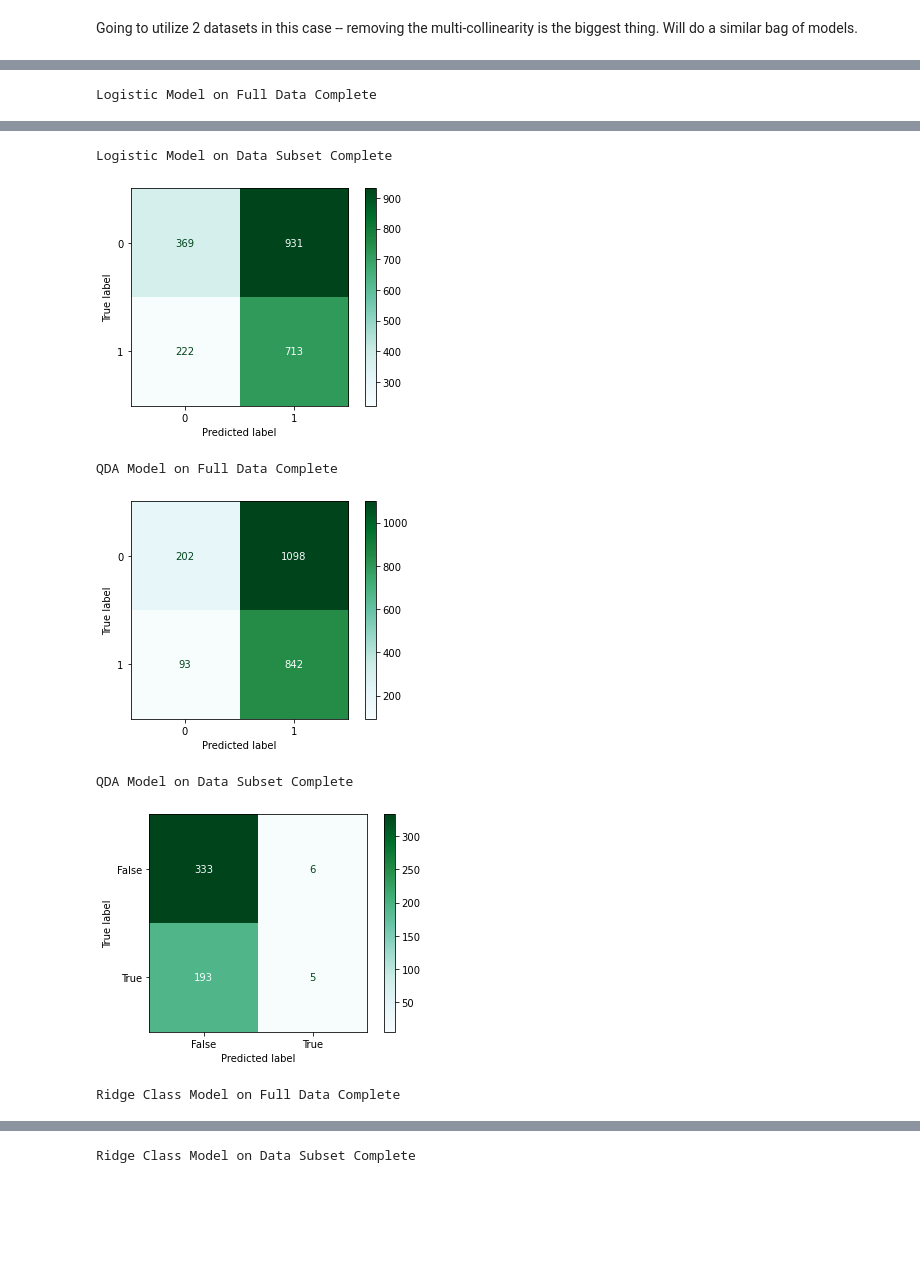
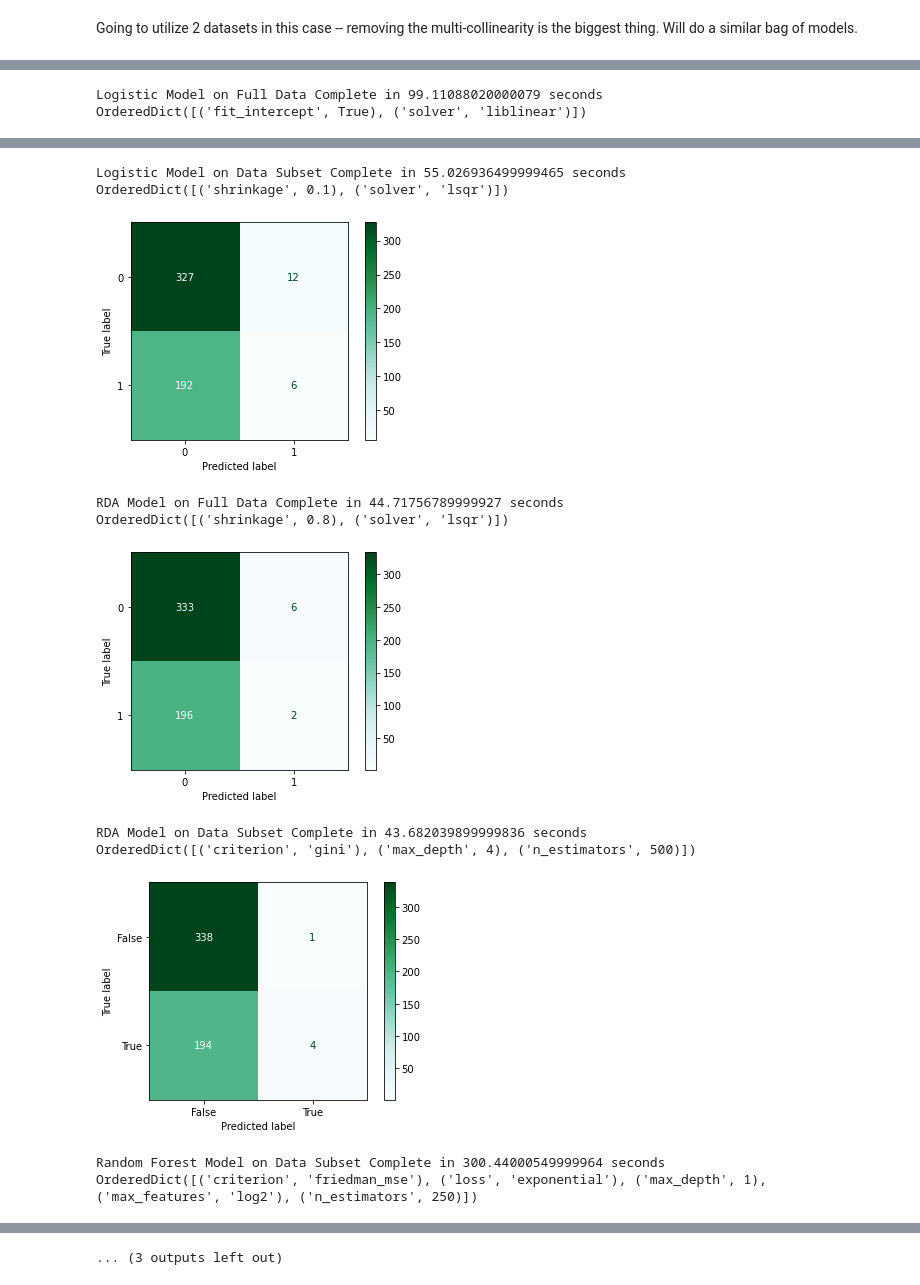
Before and after one commit to WEBEM5369/DS785-Capstone, a Jupyter notebook: RQ 1 - Weather Effects On Delivery Date.ipynb, the cells around one changed output, grey strips where cells are left out. Cells and saved outputs as stored; diff of their text form; code cells hidden in the pictures; blank space fills up the shorter version.

```diff
--- a/RQ 1 - Weather Effects On Delivery Date.ipynb
+++ b/RQ 1 - Weather Effects On Delivery Date.ipynb
@@ -800,14 +846,36 @@ QDA Model on Data Subset Complete
 # %%
+start = timer()
 log_accuracy_full = run_logistic(xl_full,yl,graph=True)
-print(f'Logistic Model on Full Data Complete')
+end = timer()
+print(f'Logistic Model on Full Data Complete in {end-start} seconds')
+
+start = timer()
 log_accuracy_part = run_logistic(xl_part,yl,graph=True)
-print(f'Logistic Model on Data Subset Complete')
-qda_accuracy_full = run_QDA_classification(xl_full,yl,graph=True)
-print(f'QDA Model on Full Data Complete')
-qda_accuracy_part = run_QDA_classification(xl_part,yl,graph=True)
-print(f'QDA Model on Data Subset Complete')
-ridge_accuracy_full = run_ridge_classification(xl_full,yl,a_start = .1,a_stop = 20,a_step=.1,graph=True)
-print(f'Ridge Class Model on Full Data Complete')
-ridge_accuracy_part = run_ridge_classification(xl_part,yl,a_start = .1,a_stop = 20,a_step=.1,graph=True)
-print(f'Ridge Class Model on Data Subset Complete')
+end = timer()
+print(f'Logistic Model on Data Subset Complete in {end-start} seconds')
+
+start = timer()
+rda_accuracy_full = run_RDA_classification(xl_full,yl,graph=True)
+end = timer()
+print(f'RDA Model on Full Data Complete in {end-start} seconds')
+
+start = timer()
+rda_accuracy_part = run_RDA_classification(xl_part,yl,graph=True)
+end = timer()
+print(f'RDA Model on Data Subset Complete in {end-start} seconds')
+
+start = timer()
+rf_accuracy_part = run_cross_validation_on_classification_RF(xl_part,yl,graph=True)
+end = timer()
+print(f'Random Forest Model on Data Subset Complete in {end-start} seconds')
+
+start = timer()
+boost_accuracy_full = run_cross_validation_on_classification_Boost(xl_full,yl,graph=True)
+end = timer()
+print(f'Boosted Trees Model on Full Dataset Complete in {end-start} seconds')
+
+start = timer()
+boost_accuracy_part = run_cross_validation_on_classification_Boost(xl_part,yl,graph=True)
+end = timer()
+print(f'Boosted Trees Model on Data Subset Complete in {end-start} seconds')
 # %% [output]
@@ -815 +884,2 @@ print(f'Ridge Class Model on Data Subset Complete')
-Logistic Model on Full Data Complete
+Logistic Model on Full Data Complete in 99.11088020000079 seconds
+OrderedDict([('fit_intercept', True), ('solver', 'liblinear')])
@@ -817,7 +887,11 @@ Logistic Model on Full Data Complete
-Logistic Model on Data Subset Complete
+Logistic Model on Data Subset Complete in 55.026936499999465 seconds
+OrderedDict([('shrinkage', 0.1), ('solver', 'lsqr')])
-[figure, old version]
+[figure, new version]
-QDA Model on Full Data Complete
+RDA Model on Full Data Complete in 44.71756789999927 seconds
+OrderedDict([('shrinkage', 0.8), ('solver', 'lsqr')])
-[figure, old version]
+[figure, new version]
-QDA Model on Data Subset Complete
+RDA Model on Data Subset Complete in 43.682039899999836 seconds
+OrderedDict([('criterion', 'gini'), ('max_depth', 4), ('n_estimators', 500)])
-[figure, old version]
+[figure, new version]
-Ridge Class Model on Full Data Complete
+Random Forest Model on Data Subset Complete in 300.44000549999964 seconds
+OrderedDict([('criterion', 'friedman_mse'), ('loss', 'exponential'), ('max_depth', 1), ('max_features', 'log2'), ('n_estimators', 250)])
@@ -825 +899 @@ Ridge Class Model on Full Data Complete
-Ridge Class Model on Data Subset Complete
+... (3 outputs left out)
```
Also changed, not shown: parts of 22 cells of this notebook, 7 other files.
